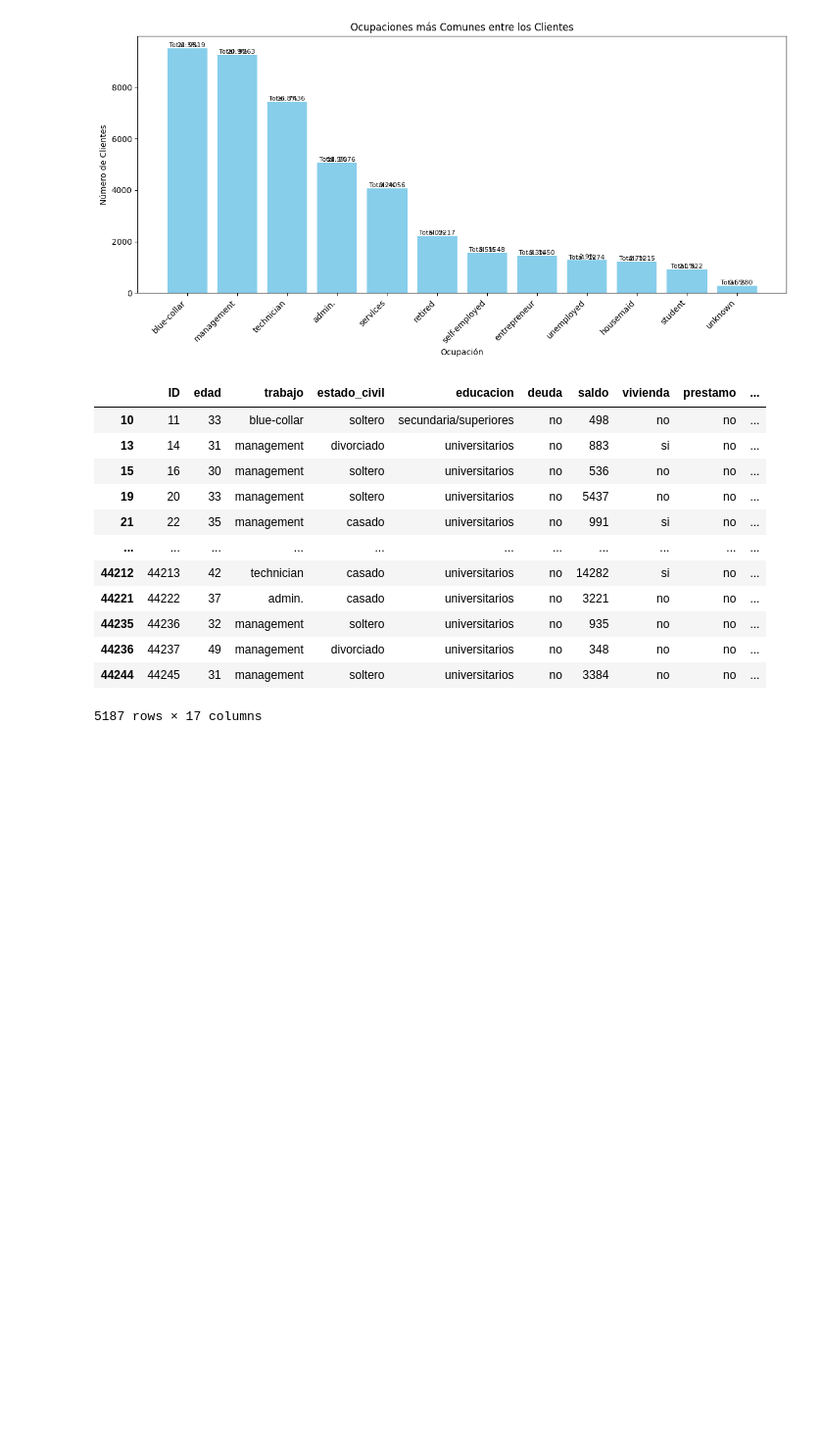
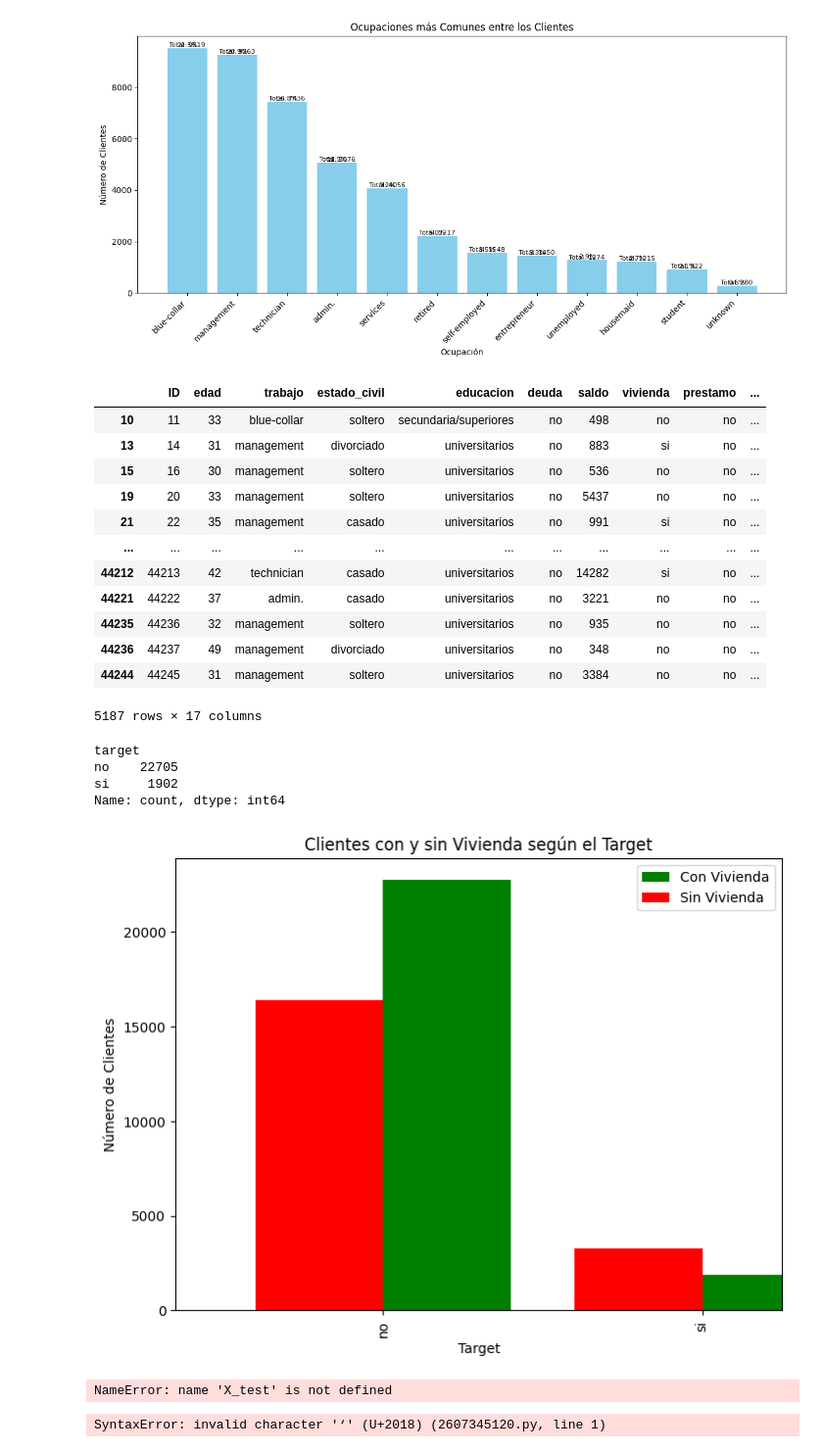
Before and after one commit to erxgli/Amacor_contexto_bancario, a Jupyter notebook: alexcsv.ipynb, the cells around one changed output. Shown at 98% size. Drawn from its saved outputs; the diff is of its cells as text; code cells hidden in the pictures; blank space fills up the shorter version.

```diff
--- a/alexcsv.ipynb
+++ b/alexcsv.ipynb
@@ -435,3 +427,42 @@ targetsi
 | 44236 | 44237 | 49 | management | divorciado | universitarios | no | 348 | no | no | ... |
 | 44244 | 44245 | 31 | management | soltero | universitarios | no | 3384 | no | no | ... |
 5187 rows × 17 columns
+# %%
+
+# Contar la cantidad de clientes con y sin vivienda según la columna 'target'
+clientes_con_vivienda = df[df['vivienda'] == 'si']['target'].value_counts()
+clientes_sin_vivienda = df[df['vivienda'] == 'no']['target'].value_counts()
+print(f'{clientes_con_vivienda}')
+# Crear un gráfico de barras
+fig, ax = plt.subplots(figsize=(8, 6))
+clientes_con_vivienda.plot(kind='bar', color='green', label='Con Vivienda', ax=ax, position=0, width=0.4)
+clientes_sin_vivienda.plot(kind='bar', color='red', label='Sin Vivienda', ax=ax, position=1, width=0.4)
+
+ax.set_title('Clientes con y sin Vivienda según el Target')
+ax.set_xlabel('Target')
+ax.set_ylabel('Número de Clientes')
+ax.legend()
+
+plt.show()
+# %% [output]
+target
+no    22705
+si     1902
+Name: count, dtype: int64
+[figure, added]
+# %%
+LR=LogisticRegression()
+
+Predictions=LR.predict_proba(X_test) #(aqui te devuelve las predicciones y y te las separa por predic 0 y predic 1 0.8 (te lo devuelve en forma de matriz )
+
+#Que probabilidad hay que no y que si
+
+Predictions[:,1]
+# %% [output]
+NameError: name 'X_test' is not defined
+# %%
+df[‘target’]=predictions>0.9  y luego df[‘compran]=predictions>0.7
+
+df[‘target’]=1*(predictions>0.9)
+# %% [output]
+SyntaxError: invalid character '‘' (U+2018) (2607345120.py, line 1)
```
Also changed, not shown: parts of 2 cells of this notebook.
